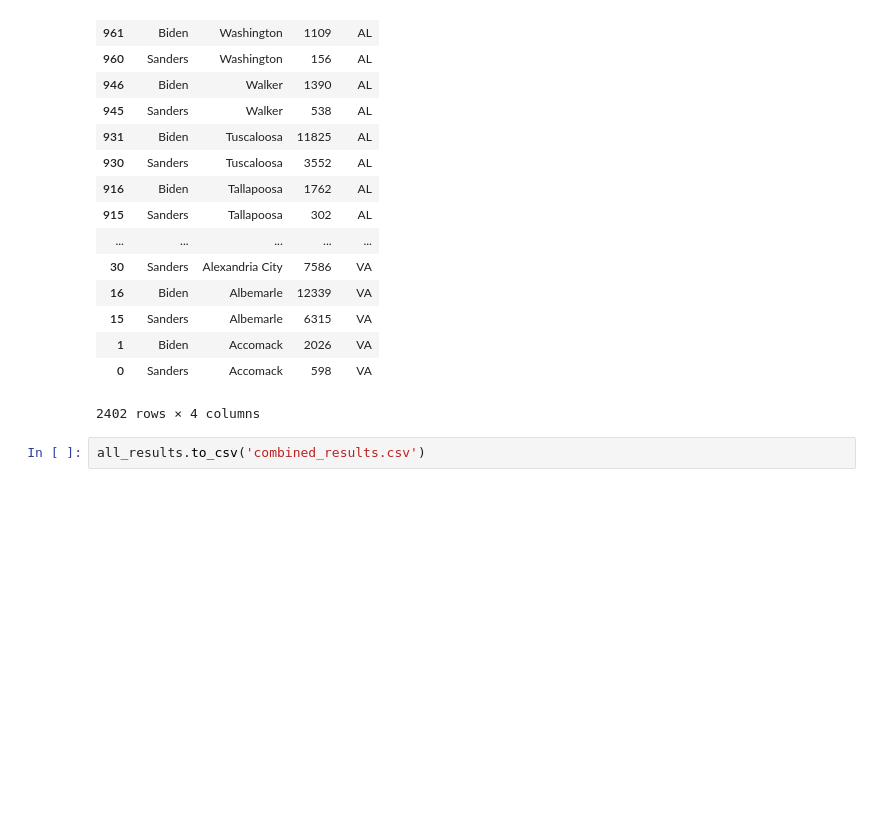
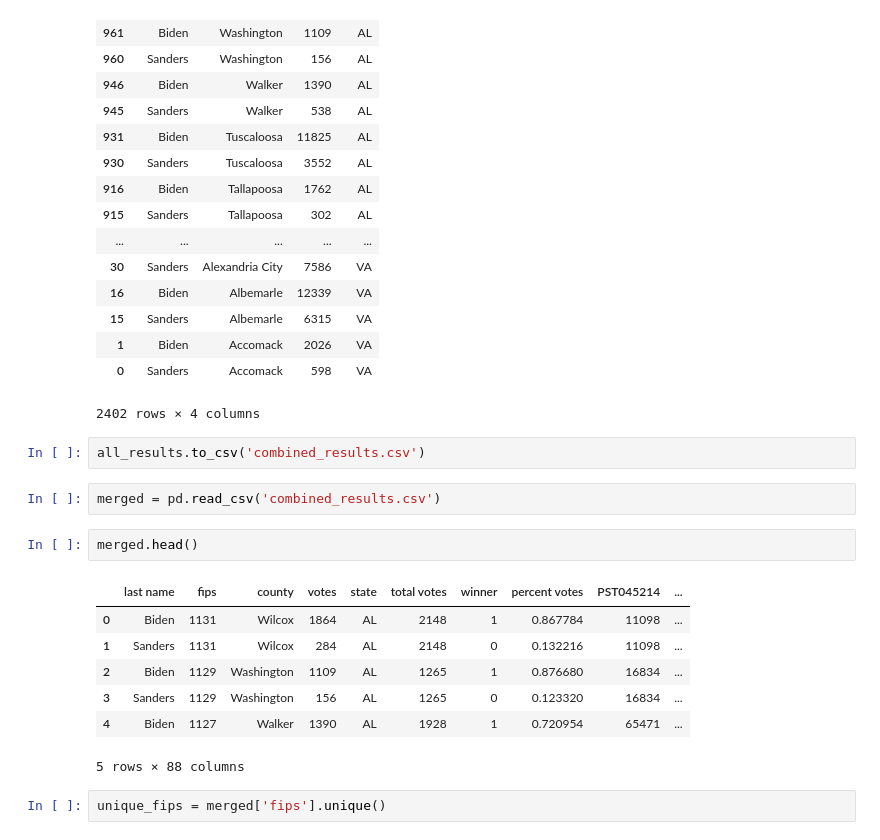
Before and after one commit to L0per/democratic-primary-predictions, a Jupyter notebook: voting_results_merging_and_cleanup.ipynb, the cells around one changed output. Drawn from its saved outputs; the diff is of its cells as text; blank space fills up the shorter version.

```diff
--- a/voting_results_merging_and_cleanup.ipynb
+++ b/voting_results_merging_and_cleanup.ipynb
@@ -99,3 +99,17 @@ all_results
 2402 rows × 4 columns
 # %%
 all_results.to_csv('combined_results.csv')
+# %%
+merged = pd.read_csv('combined_results.csv')
+# %%
+merged.head()
+# %% [output]
+|  | last name | fips | county | votes | state | total votes | winner | percent votes | PST045214 | ... |
+| 0 | Biden | 1131 | Wilcox | 1864 | AL | 2148 | 1 | 0.867784 | 11098 | ... |
+| 1 | Sanders | 1131 | Wilcox | 284 | AL | 2148 | 0 | 0.132216 | 11098 | ... |
+| 2 | Biden | 1129 | Washington | 1109 | AL | 1265 | 1 | 0.876680 | 16834 | ... |
+| 3 | Sanders | 1129 | Washington | 156 | AL | 1265 | 0 | 0.123320 | 16834 | ... |
+| 4 | Biden | 1127 | Walker | 1390 | AL | 1928 | 1 | 0.720954 | 65471 | ... |
+5 rows × 88 columns
+# %%
+unique_fips = merged['fips'].unique()
```
Also changed, not shown: parts of 2 cells of this notebook, 10 other files.
